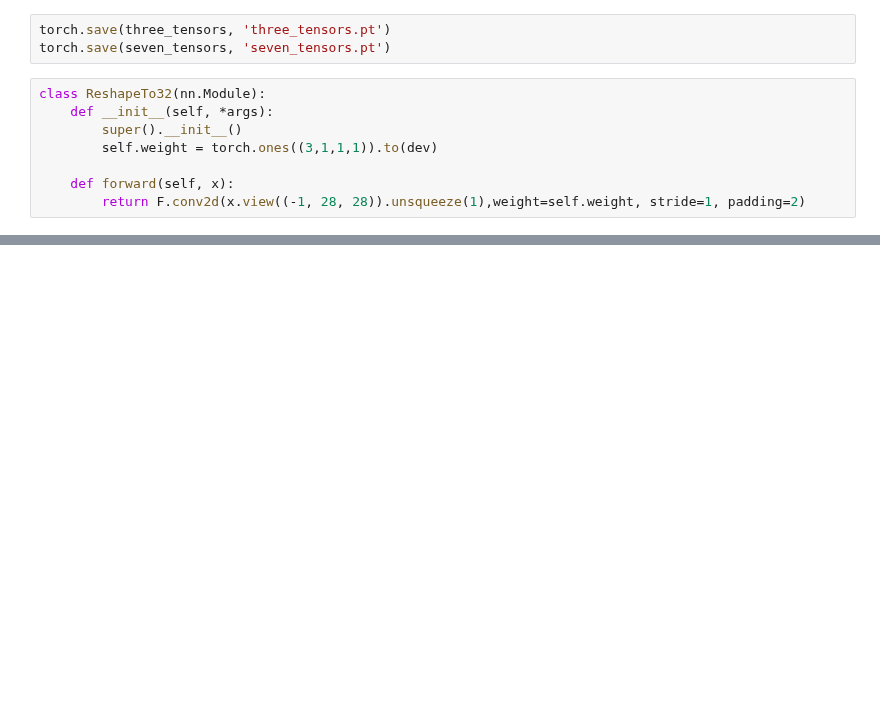
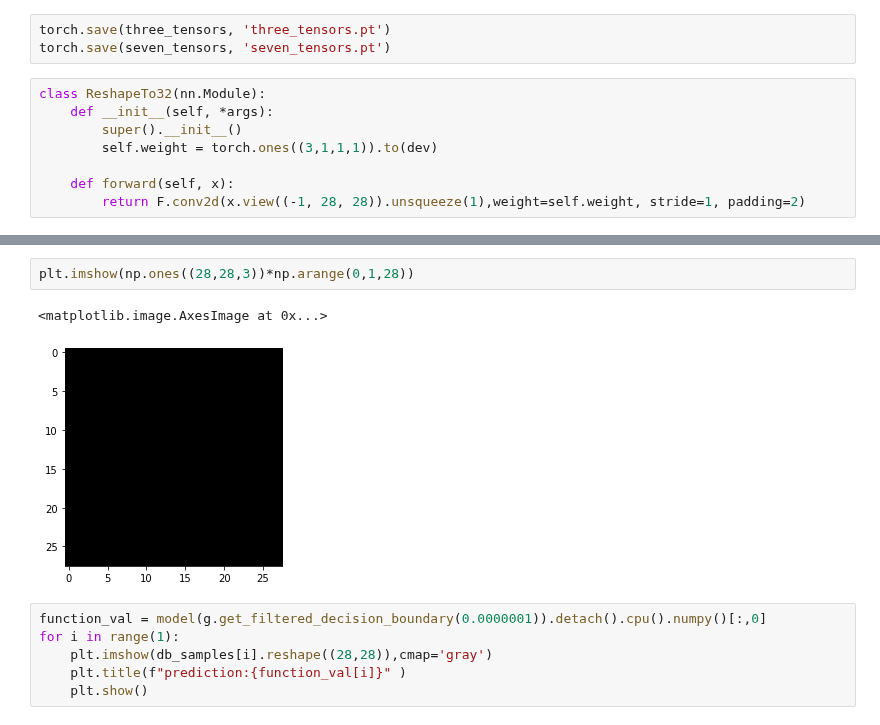
Before and after one commit to giotto-ai/giotto-deep, a Jupyter notebook: examples/MNIST_Decision_Boundray.ipynb, the cells around one changed output, grey strips where cells are left out. Saved outputs shown, nothing was run; the diff lists cells and outputs as text; blank space fills up the shorter version.

```diff
--- a/examples/MNIST_Decision_Boundray.ipynb
+++ b/examples/MNIST_Decision_Boundray.ipynb
@@ -163,0 +182,11 @@ torch.save(db_samples, 'db_mnist_sample.pt')
+# %%
+plt.imshow(np.ones((28,28,3))*np.arange(0,1,28))
+# %% [output]
+<matplotlib.image.AxesImage at 0x...>
+[figure, added]
+# %%
+function_val = model(g.get_filtered_decision_boundary(0.0000001)).detach().cpu().numpy()[:,0]
+for i in range(1):
+    plt.imshow(db_samples[i].reshape((28,28)),cmap='gray')
+    plt.title(f"prediction:{function_val[i]}" )
+    plt.show()
```
Also changed, not shown: parts of 24 cells of this notebook.
